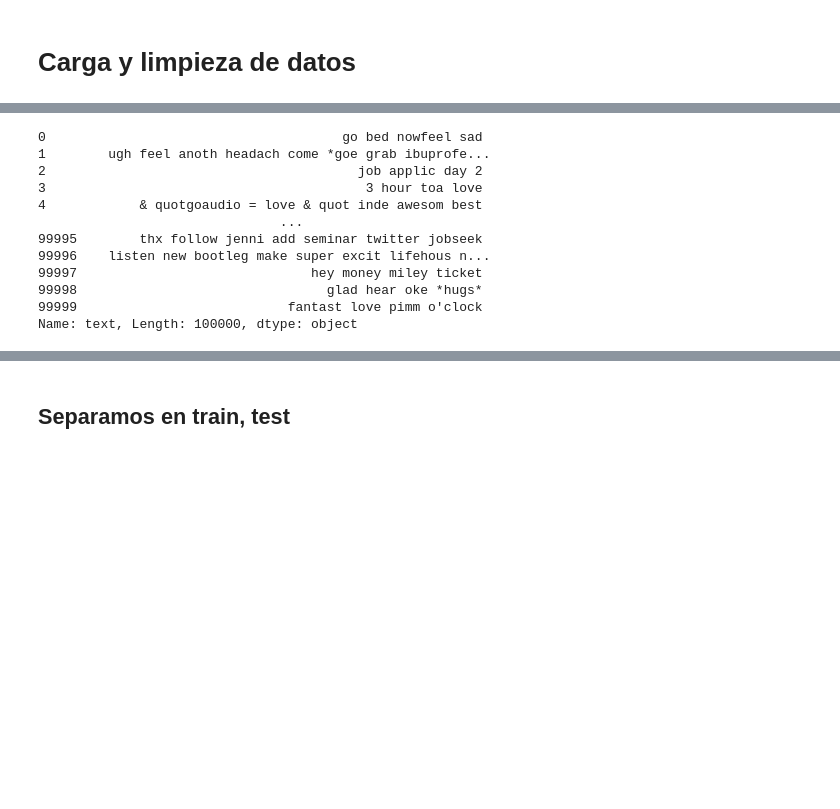
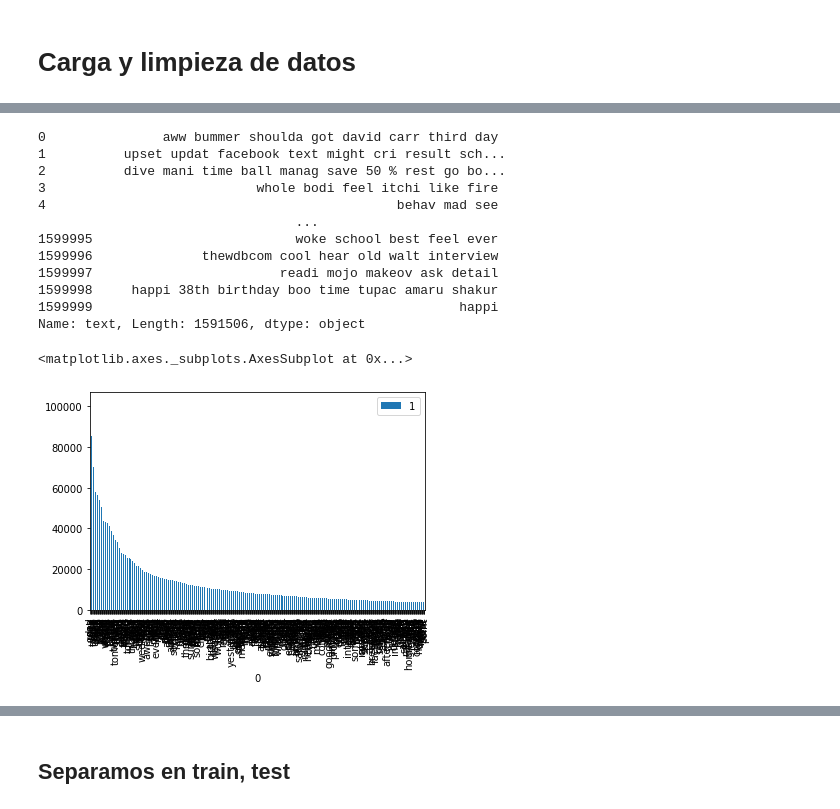
Before and after one commit to caroacostatovany/sentiment_analysis_tweets, a Jupyter notebook: notebooks/modelado_ejemplo_2.ipynb, the cells around one changed output, grey strips where cells are left out. Drawn from its saved outputs; the diff is of its cells as text; code cells hidden in the pictures; blank space fills up the shorter version.

```diff
--- a/notebooks/modelado_ejemplo_2.ipynb
+++ b/notebooks/modelado_ejemplo_2.ipynb
@@ -219,19 +89,19 @@ from tensorflow.keras import regularizers
 # por cada palabra, el número entero de su índice en el diccionario.
 # En este caso, considera las N palabras más frecuentes.
 # oov_token = constante asiganda para palabras fuera del vocabulario (NOT USED HERE)
-data_set_1 = training
+data_set_1 = data
 data_set_1.shape
 data_set_1.text
 # %% [output]
-0                                      go bed nowfeel sad
-1        ugh feel anoth headach come *goe grab ibuprofe...
-2                                        job applic day 2
-3                                         3 hour toa love
-4            & quotgoaudio = love & quot inde awesom best
-                               ...
-99995        thx follow jenni add seminar twitter jobseek
-99996    listen new bootleg make super excit lifehous n...
-99997                              hey money miley ticket
-99998                                glad hear oke *hugs*
-99999                           fantast love pimm o'clock
-Name: text, Length: 100000, dtype: object
+0               aww bummer shoulda got david carr third day
+1          upset updat facebook text might cri result sch...
+2          dive mani time ball manag save 50 % rest go bo...
+3                           whole bodi feel itchi like fire
+4                                             behav mad see
+                                 ...
+1599995                          woke school best feel ever
+1599996              thewdbcom cool hear old walt interview
+1599997                        readi mojo makeov ask detail
+1599998     happi 38th birthday boo time tupac amaru shakur
+1599999                                               happi
+Name: text, Length: 1591506, dtype: object
@@ -237,0 +113,11 @@ Name: text, Length: 100000, dtype: object
+# %%
+palabras = pd.DataFrame([(word,count) for i, (word, count) in enumerate(tokenizer.word_counts.items())])
+# %%
+palabras = palabras.sort_values(1,ascending=False).reset_index()[2:]
+# %%
+palabras_mas_frecuentes = palabras.head(1000)
+# %%
+palabras_mas_frecuentes.plot.bar(x=0,y=1)
+# %% [output]
+<matplotlib.axes._subplots.AxesSubplot at 0x...>
+[figure, added]
```
Also changed, not shown: parts of 72 cells of this notebook.
